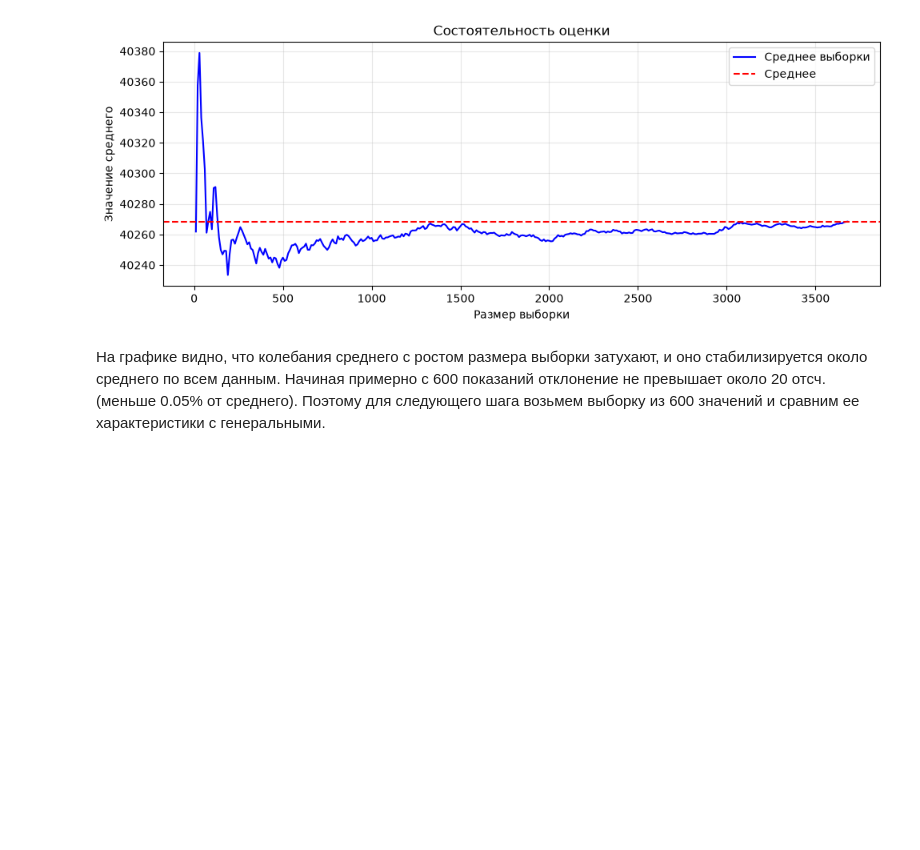
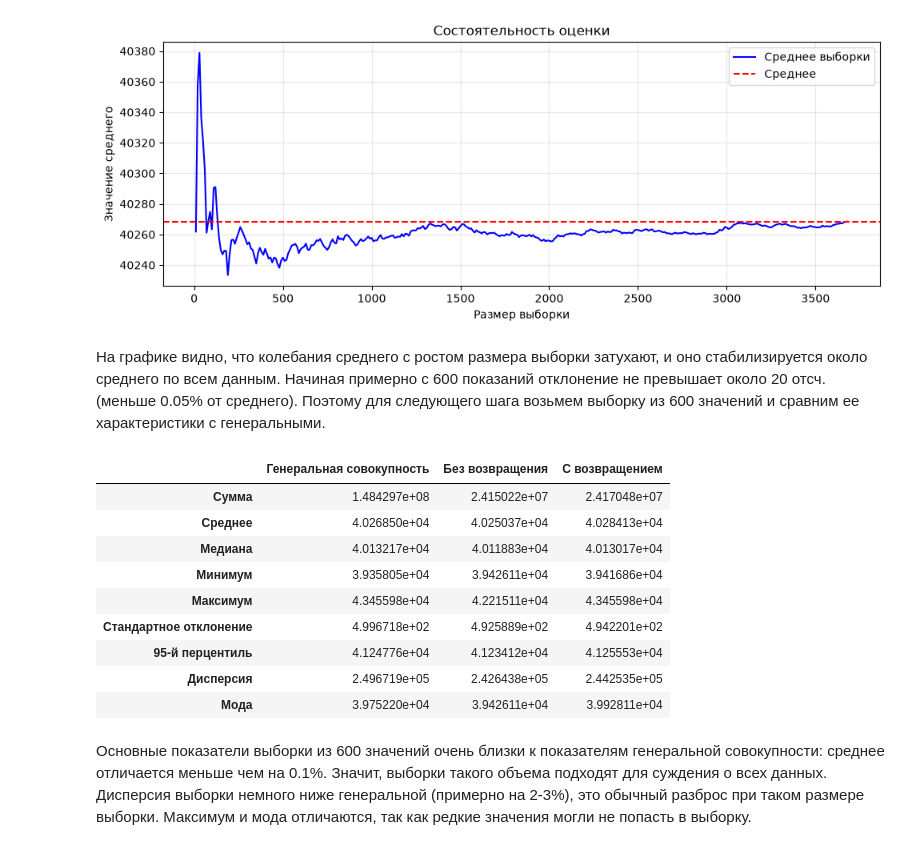
Before and after one commit to ffriewrya/lab01, a Jupyter notebook: lab01.ipynb, the cells around one changed output. Drawn from its saved outputs; the diff is of its cells as text; code cells hidden in the pictures; blank space fills up the shorter version.

Commit message:
проанализированы статистики случайных выборок по 600 с возвращением и без

```diff
--- a/lab01.ipynb
+++ b/lab01.ipynb
@@ -435,3 +435,43 @@ plt.show()
 [figure]
 # %% [markdown]
 На графике видно, что колебания среднего с ростом размера выборки затухают, и оно стабилизируется около среднего по всем данным. Начиная примерно с 600 показаний отклонение не превышает около 20 отсч. (меньше 0.05% от среднего). Поэтому для следующего шага возьмем выборку из 600 значений и сравним ее характеристики с генеральными.
+# %%
+n_samples = 600
+
+no_return = co.sample(n=n_samples, replace=False, random_state=40)
+with_return = co.sample(n=n_samples, replace=True, random_state=40)
+
+def get_stat(data, column_name):
+    stats = {
+        "Сумма": data.sum(),
+        "Среднее": data.mean(),
+        "Медиана": data.median(),
+        "Минимум": data.min(),
+        "Максимум": data.max(),
+        "Стандартное отклонение": data.std(),
+        "95-й перцентиль": data.quantile(0.95),
+        "Дисперсия": data.var(),
+        "Мода": data.mode().iloc[0],
+    }
+    return pd.DataFrame(stats.values(), index=stats.keys(), columns=[column_name])
+
+df_gen = get_stat(co, "Генеральная совокупность")
+df_no_r = get_stat(no_return, "Без возвращения ")
+df_with_r = get_stat(with_return, "С возвращением")
+
+table = pd.concat([df_gen, df_no_r, df_with_r], axis=1)
+display(table)
+# %% [output]
+|  | Генеральная совокупность | Без возвращения | С возвращением |
+| Сумма | 1.484297e+08 | 2.415022e+07 | 2.417048e+07 |
+| Среднее | 4.026850e+04 | 4.025037e+04 | 4.028413e+04 |
+| Медиана | 4.013217e+04 | 4.011883e+04 | 4.013017e+04 |
+| Минимум | 3.935805e+04 | 3.942611e+04 | 3.941686e+04 |
+| Максимум | 4.345598e+04 | 4.221511e+04 | 4.345598e+04 |
+| Стандартное отклонение | 4.996718e+02 | 4.925889e+02 | 4.942201e+02 |
+| 95-й перцентиль | 4.124776e+04 | 4.123412e+04 | 4.125553e+04 |
+| Дисперсия | 2.496719e+05 | 2.426438e+05 | 2.442535e+05 |
+| Мода | 3.975220e+04 | 3.942611e+04 | 3.992811e+04 |
+# %% [markdown]
+Основные показатели выборки из 600 значений очень близки к показателям генеральной совокупности: среднее отличается меньше чем на 0.1%. Значит, выборки такого объема подходят для суждения о всех данных.
+Дисперсия выборки немного ниже генеральной (примерно на 2-3%), это обычный разброс при таком размере выборки. Максимум и мода отличаются, так как редкие значения могли не попасть в выборку.
```
